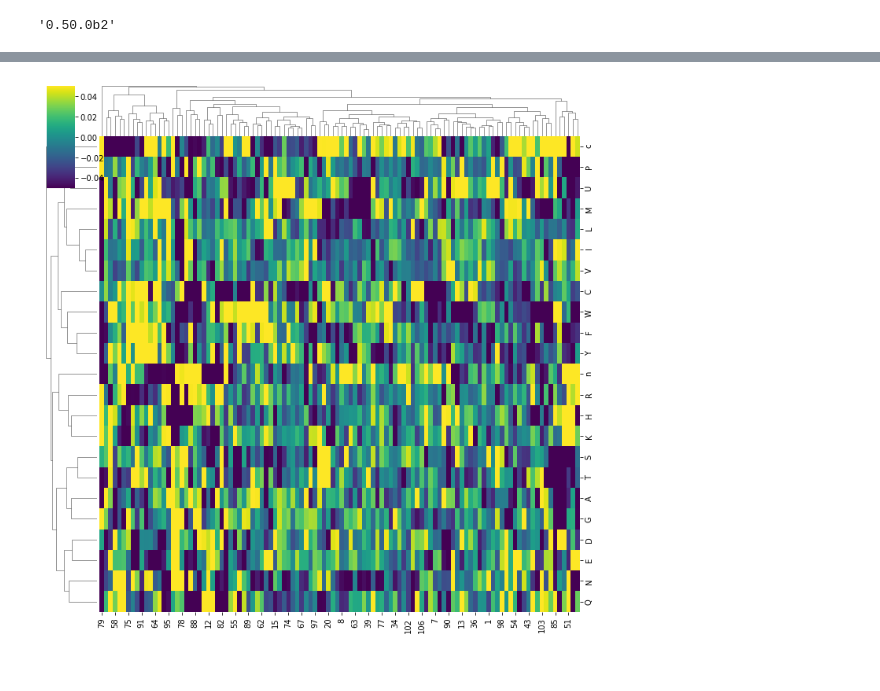
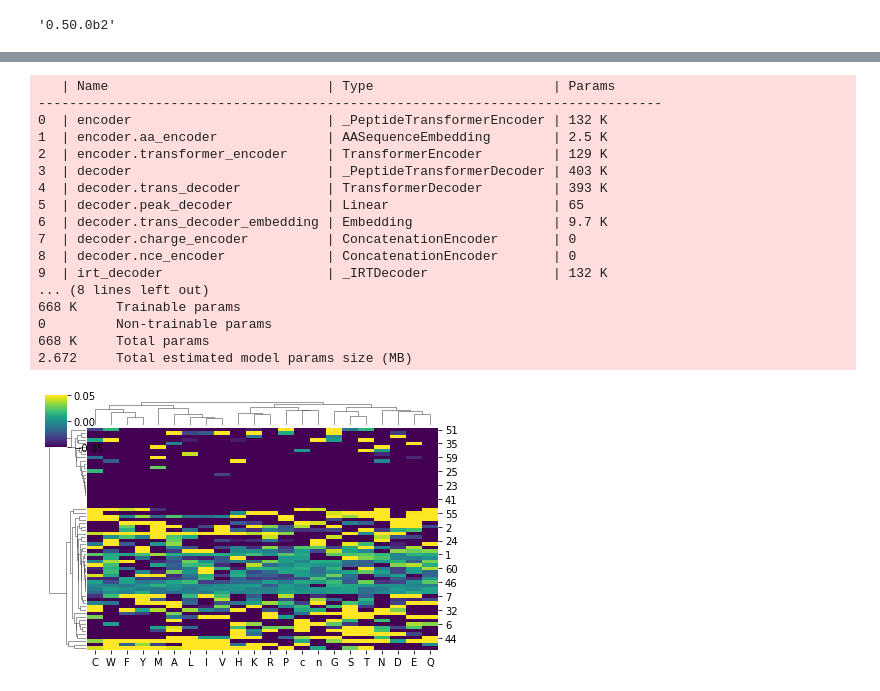
Before and after one commit to jspaezp/elfragmentador, a Jupyter notebook: notebooks/visualize_attention.ipynb, the cells around one changed output, grey strips where cells are left out. Drawn from its saved outputs; the diff is of its cells as text; code cells hidden in the pictures.

```diff
--- a/notebooks/visualize_attention.ipynb
+++ b/notebooks/visualize_attention.ipynb
@@ -13,11 +13,13 @@ elfragmentador.__version__
 from elfragmentador.model import PepTransformerModel
 from elfragmentador import constants
 
+CHECKPOINT = 'https://github.com/jspaezp/elfragmentador-modelzoo/raw/main/0.50.0b14/0.50.0b14_onecycle_10e_64_120_val_l%3D0.141270_epoch%3D009.ckpt'
+
 try:
-    model = PepTransformerModel.load_from_checkpoint('/home/jspaezp/Downloads/0.50.0a5_onecycle_5e_C_val_l=0.038469_epoch=004.ckpt')
+    model = PepTransformerModel.load_from_checkpoint(CHECKPOINT)
 except RuntimeError as e:
     print(e)
-    saved_ckpt = torch.load('/home/jspaezp/Downloads/0.50.0a5_onecycle_5e_C_val_l=0.038469_epoch=004.ckpt', map_location="cpu")
+    saved_ckpt = torch.load(CHECKPOINT)
     state_dict = saved_ckpt['state_dict']
     state_dict.pop("decoder.peak_decoder.layers.1.weight")
     state_dict.pop("decoder.peak_decoder.layers.1.bias")
@@ -82,13 +57,30 @@ PepTransformerModel(
+# %%
+_ = model.summarize(max_depth = 2)
+# %% [output]
+   | Name                            | Type                       | Params
+--------------------------------------------------------------------------------
+0  | encoder                         | _PeptideTransformerEncoder | 132 K
+1  | encoder.aa_encoder              | AASequenceEmbedding        | 2.5 K
+2  | encoder.transformer_encoder     | TransformerEncoder         | 129 K
+3  | decoder                         | _PeptideTransformerDecoder | 403 K
+4  | decoder.trans_decoder           | TransformerDecoder         | 393 K
+5  | decoder.peak_decoder            | Linear                     | 65
+6  | decoder.trans_decoder_embedding | Embedding                  | 9.7 K
+7  | decoder.charge_encoder          | ConcatenationEncoder       | 0
+8  | decoder.nce_encoder             | ConcatenationEncoder       | 0
+9  | irt_decoder                     | _IRTDecoder                | 132 K
+... (8 lines left out)
+668 K     Trainable params
+0         Non-trainable params
+668 K     Total params
+2.672     Total estimated model params size (MB)
 # %%
-AAS = list(constants.ALPHABET.keys())
-AA_NAMES = ["#"] + AAS
-
-aa_weight_df = pd.DataFrame(model.encoder.aa_encoder.aa_encoder.weight.data.numpy(), index = AA_NAMES)
-aa_weights = aa_weight_df.loc[[x for x in AAS]]
+aa_weights_df, mod_weights_df = model.encoder.aa_encoder.as_DataFrames()
+aa_weights = aa_weights_df[(x for x in list(aa_weights_df) if x not in ["U", "EMPTY"])]
 p = sns.clustermap(
     aa_weights, z_score = None, col_cluster=True,
     cmap = 'viridis',
-    figsize = (10,10), dendrogram_ratio = (0.1, 0.1),
+    figsize = (6,4), dendrogram_ratio = (0.1, 0.1),
     method = "ward", vmin=-0.05, vmax=0.05)
 # %% [output]
-[figure, old version]
+[figure, new version]
```
Also changed, not shown: parts of 6 cells of this notebook, 17 other files.
